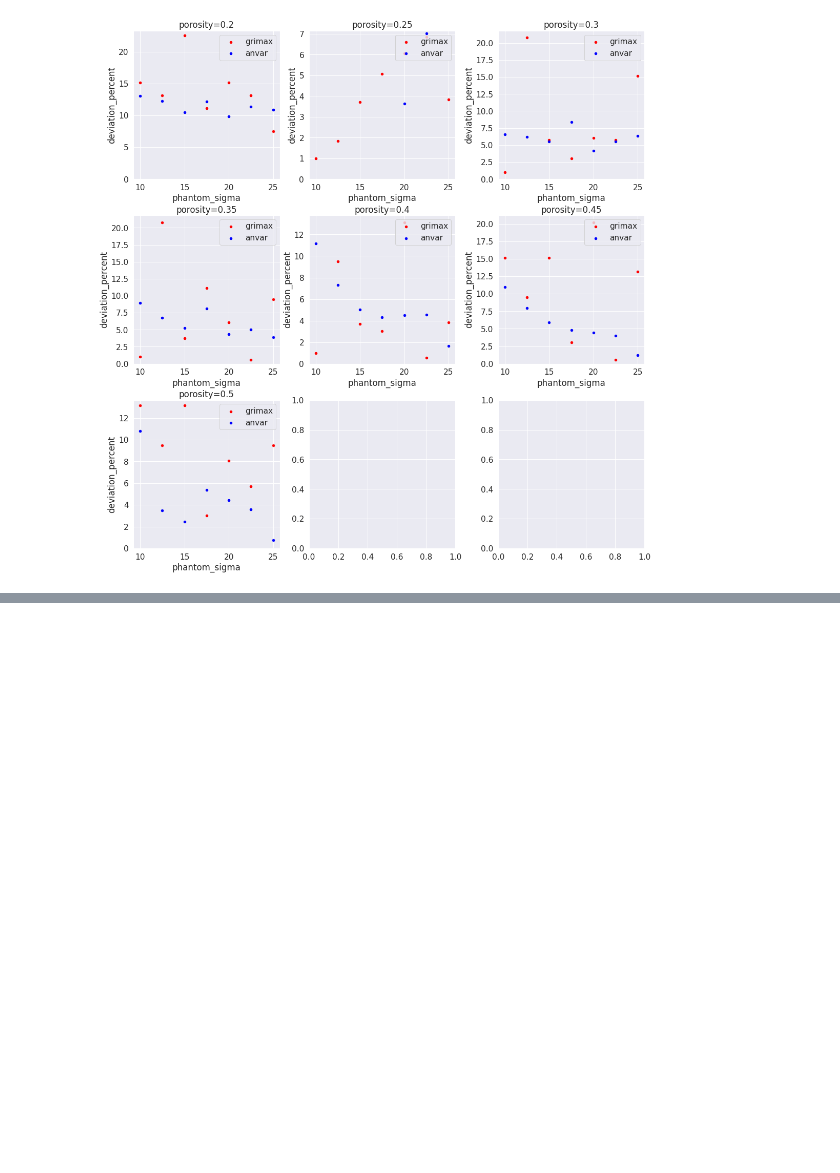
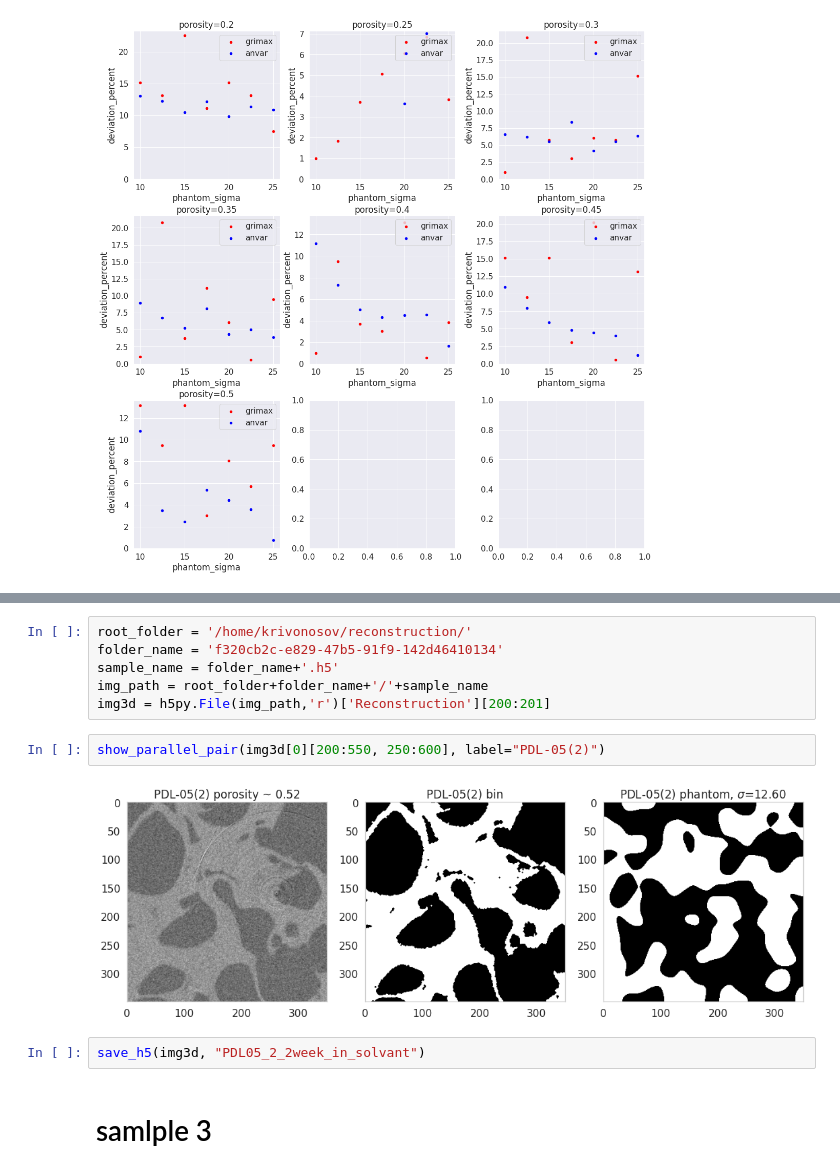
Before and after one commit to ankhafizov/MLTomography, a Jupyter notebook: sigma_contest_analysis_2d.ipynb, the cells around one changed output, grey strips where cells are left out. Cells and saved outputs as stored; diff of their text form; blank space fills up the shorter version.

```diff
--- a/sigma_contest_analysis_2d.ipynb
+++ b/sigma_contest_analysis_2d.ipynb
@@ -182,0 +228,14 @@ sigma_poly
+# %%
+root_folder = '/home/krivonosov/reconstruction/'
+folder_name = 'f320cb2c-e829-47b5-91f9-142d46410134'
+sample_name = folder_name+'.h5'
+img_path = root_folder+folder_name+'/'+sample_name
+img3d = h5py.File(img_path,'r')['Reconstruction'][200:201]
+# %%
+show_parallel_pair(img3d[0][200:550, 250:600], label="PDL-05(2)")
+# %% [output]
+[figure, added]
+# %%
+save_h5(img3d, "PDL05_2_2week_in_solvant")
+# %% [markdown]
+# samlple 3
```
Also changed, not shown: parts of 25 cells of this notebook, 1 other file.
